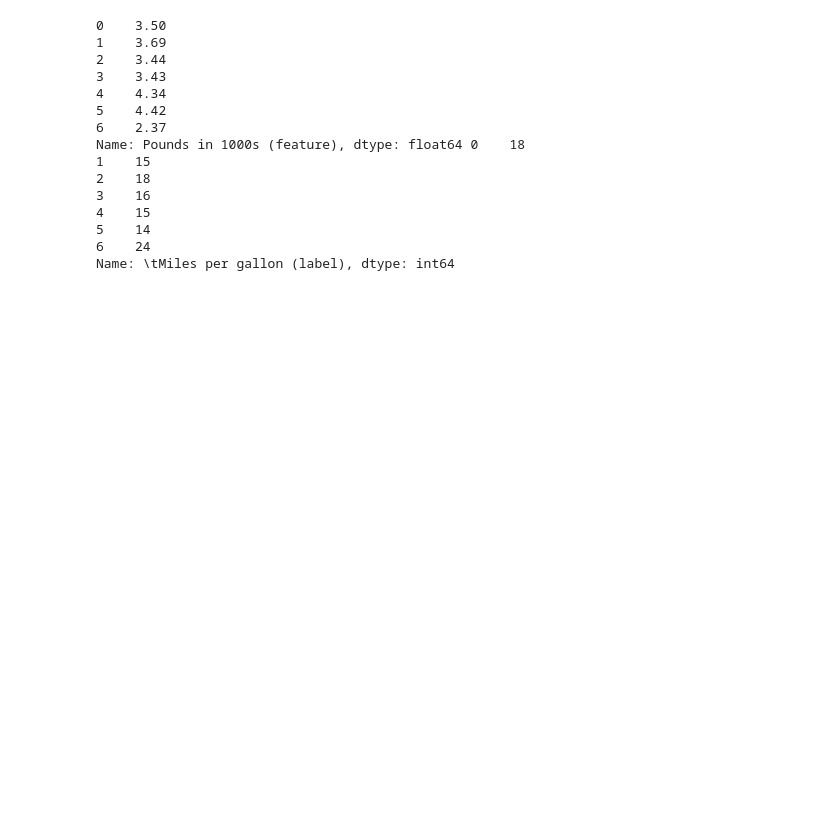
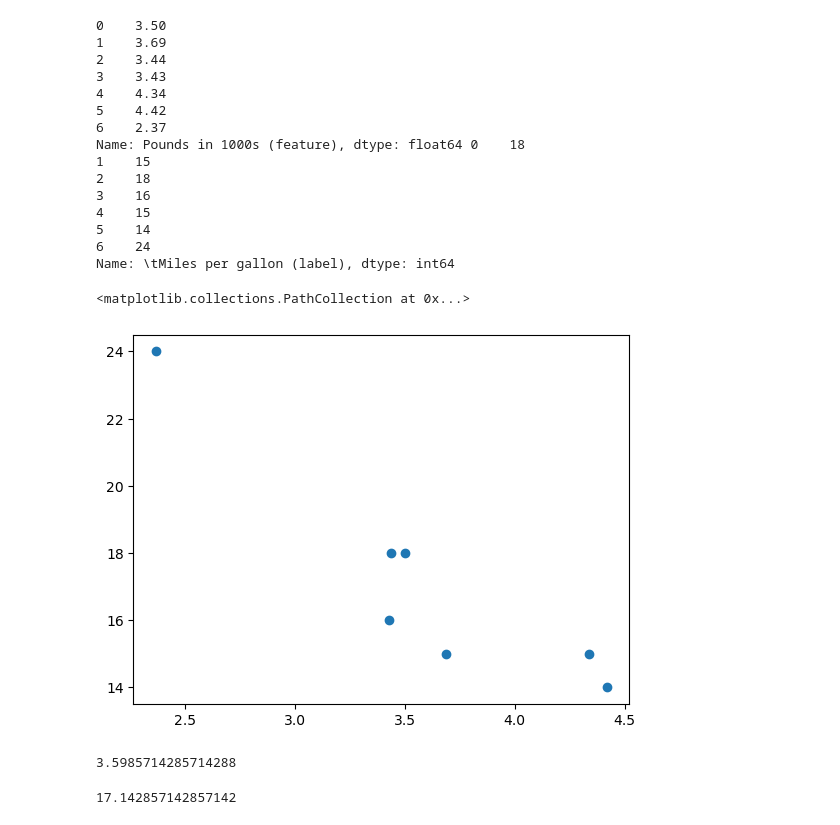
Before and after one commit to PrajwalBS-coder/ML, a Jupyter notebook: Regression/Linear Regression.ipynb, the cells around one changed output. Drawn from its saved outputs; the diff is of its cells as text; code cells hidden in the pictures; blank space fills up the shorter version.

```diff
--- a/Regression/Linear Regression.ipynb
+++ b/Regression/Linear Regression.ipynb
@@ -33,3 +33,8 @@ Name: Pounds in 1000s (feature), dtype: float64 0    18
 5    14
 6    24
 Name: \tMiles per gallon (label), dtype: int64
+# %%
+plt.scatter(x,y)
+# %% [output]
+<matplotlib.collections.PathCollection at 0x...>
+[figure, added]
@@ -35,0 +47,9 @@ Name: \tMiles per gallon (label), dtype: int64
+# %%
+mx
+# %% [output]
+3.5985714285714288
+# %%
+my=np.mean(y)
+my
+# %% [output]
+17.142857142857142
```
Also changed, not shown: parts of 21 cells of this notebook.
